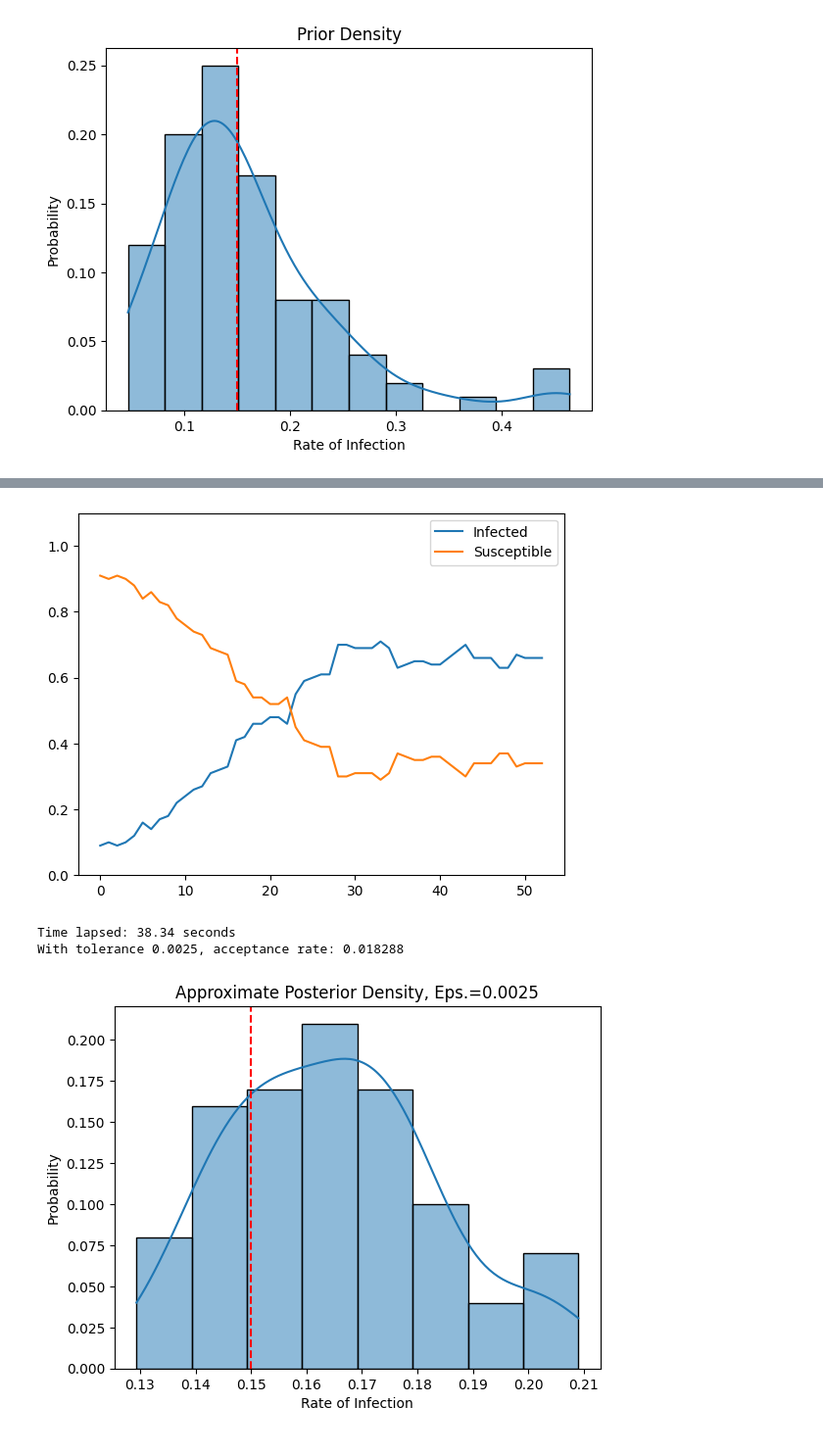
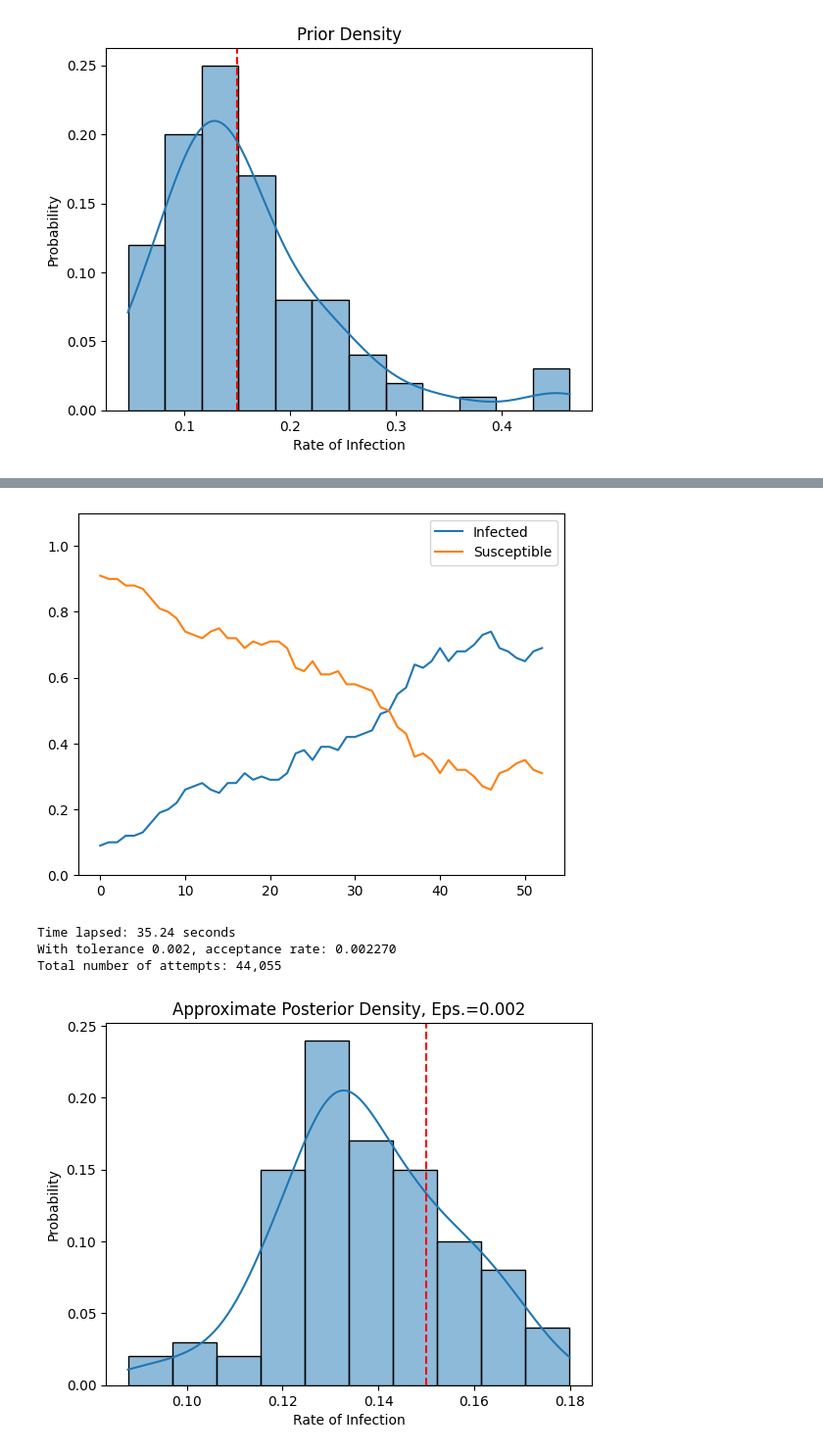
Before and after one commit to epibayes/np-epid, a Jupyter notebook: notebooks/sis_simulation.ipynb, the cells around one changed output, grey strips where cells are left out. Shown: that part at 98% size. Cells and saved outputs as stored; diff of their text form; code cells hidden in the pictures.

```diff
--- a/notebooks/sis_simulation.ipynb
+++ b/notebooks/sis_simulation.ipynb
@@ -25,5 +25,6 @@ plt.show()
 SIS = SIS_Simulator(alpha=0.1,
                     gamma=0.05,
                     beta_true=beta_true,
-                    prior_mu=mu,
-                    prior_sigma=sigma)
+                    prior_mu=-mu,
+                    prior_sigma=sigma,
+)
@@ -36,21 +70,22 @@ plt.legend(loc="upper right")
 plt.ylim(0, 1.1)
 plt.show()
 # %% [output]
-[figure, old version]
+[figure, new version]
 # %%
-epsilon = 0.0025
+epsilon = 0.002
 
-posterior_sample, errors = SIS.abc_rejection_sampler(100, epsilon)
+posterior_sample, errors = SIS.abc_rejection_sampler(100, epsilon, 100000)
 
 ax = sns.histplot(posterior_sample, stat="probability", kde=True)
 ax.set_xlabel("Rate of Infection")
 ax.set_title(f"Approximate Posterior Density, Eps.={epsilon}")
 plt.axvline(beta_true, color="red", linestyle="--")
 plt.show()
 # %% [output]
-Time lapsed: 38.34 seconds
-With tolerance 0.0025, acceptance rate: 0.018288
+Time lapsed: 35.24 seconds
+With tolerance 0.002, acceptance rate: 0.002270
+Total number of attempts: 44,055
-[figure, old version]
+[figure, new version]
 # %%
 epsilon = 0.005
 
```
Also changed, not shown: parts of 6 cells of this notebook, 4 other files.
